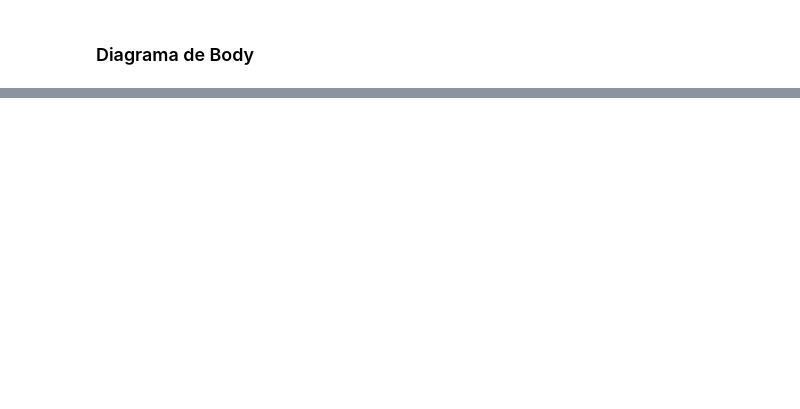
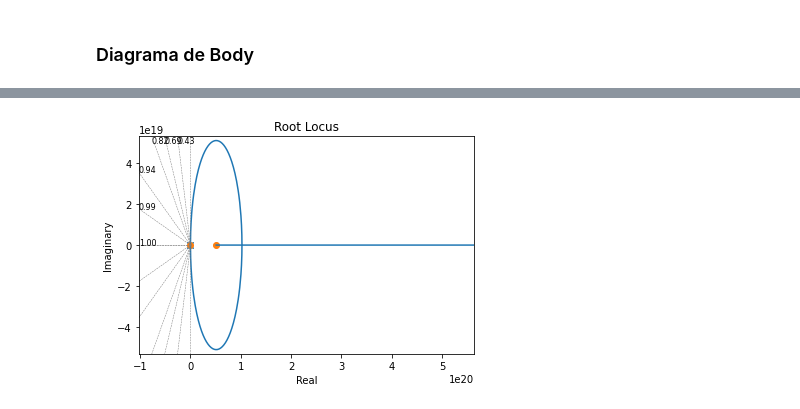
Before and after one commit to goncalves-matheus/calculos-controle-3, a Jupyter notebook: controle-3.ipynb, the cells around one changed output, grey strips where cells are left out. Cells and saved outputs as stored; diff of their text form; code cells hidden in the pictures; blank space fills up the shorter version.

```diff
--- a/controle-3.ipynb
+++ b/controle-3.ipynb
@@ -41,4 +114,6 @@ plt.show()
 # %%
 plt.figure(3)
-rlocus(sistema_ss)
+matlab.rlocus(ss_controlado)
 plt.show()
+# %% [output]
+[figure, added]
```
Also changed, not shown: parts of 8 cells of this notebook.
